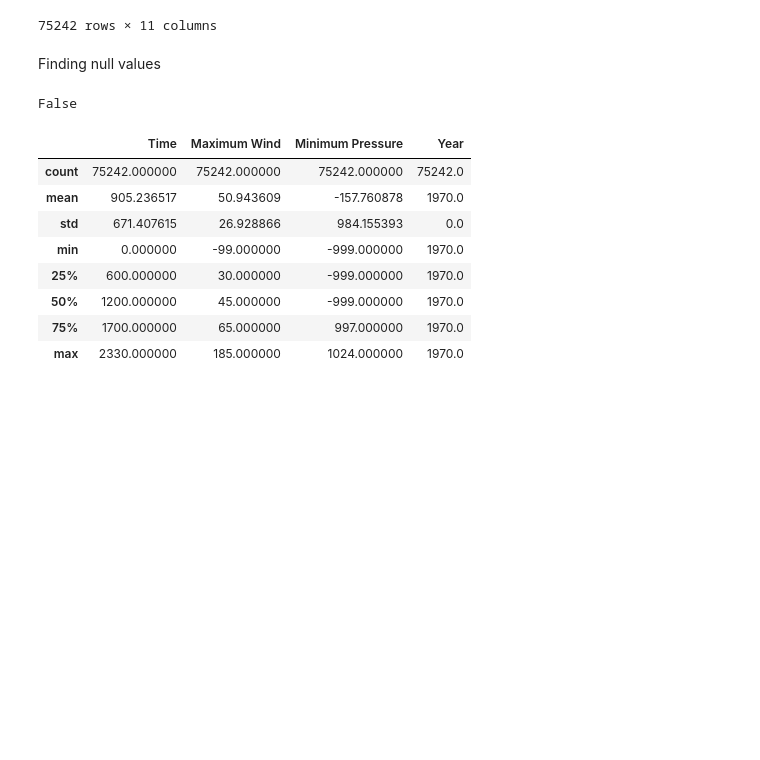
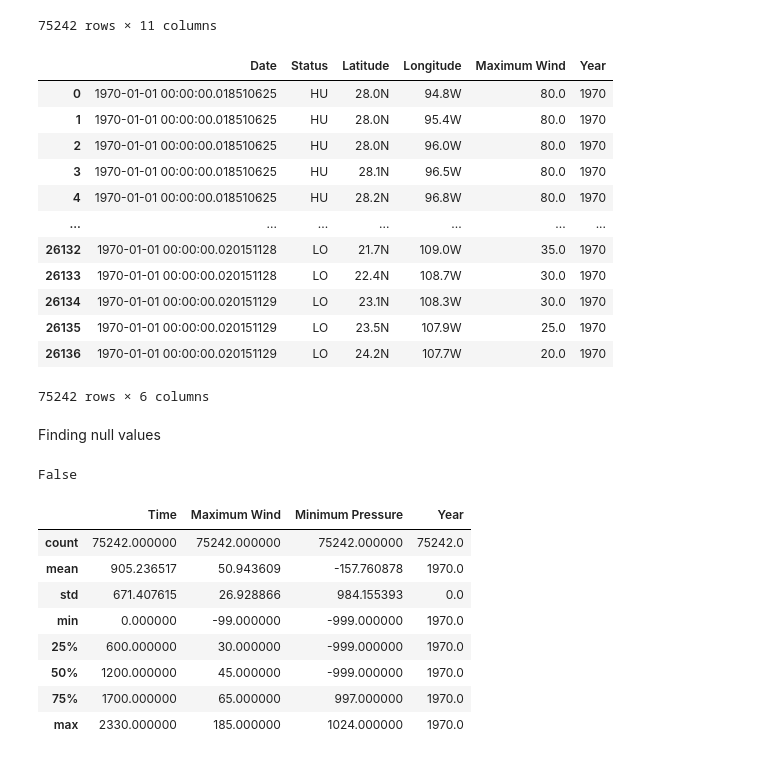
Before and after one commit to DanielBrechner/hurrdat_co2, a Jupyter notebook: hurr_explore.ipynb, the cells around one changed output. Cells and saved outputs as stored; diff of their text form; code cells hidden in the pictures; blank space fills up the shorter version.

```diff
--- a/hurr_explore.ipynb
+++ b/hurr_explore.ipynb
@@ -165,6 +205,22 @@ hurr_df
 | 26135 | EP222015 | SANDRA | 1970-01-01 00:00:00.020151129 | 600 |  | LO | 23.5N | 107.9W | 25.0 | ... |
 | 26136 | EP222015 | SANDRA | 1970-01-01 00:00:00.020151129 | 1200 |  | LO | 24.2N | 107.7W | 20.0 | ... |
 75242 rows × 11 columns
+# %%
+hurr_df.drop(['ID', 'Time' ,'Name', 'Minimum Pressure', 'Event'], axis = 1)
+# %% [output]
+|  | Date | Status | Latitude | Longitude | Maximum Wind | Year |
+| 0 | 1970-01-01 00:00:00.018510625 | HU | 28.0N | 94.8W | 80.0 | 1970 |
+| 1 | 1970-01-01 00:00:00.018510625 | HU | 28.0N | 95.4W | 80.0 | 1970 |
+| 2 | 1970-01-01 00:00:00.018510625 | HU | 28.0N | 96.0W | 80.0 | 1970 |
+| 3 | 1970-01-01 00:00:00.018510625 | HU | 28.1N | 96.5W | 80.0 | 1970 |
+| 4 | 1970-01-01 00:00:00.018510625 | HU | 28.2N | 96.8W | 80.0 | 1970 |
+| ... | ... | ... | ... | ... | ... | ... |
+| 26132 | 1970-01-01 00:00:00.020151128 | LO | 21.7N | 109.0W | 35.0 | 1970 |
+| 26133 | 1970-01-01 00:00:00.020151128 | LO | 22.4N | 108.7W | 30.0 | 1970 |
+| 26134 | 1970-01-01 00:00:00.020151129 | LO | 23.1N | 108.3W | 30.0 | 1970 |
+| 26135 | 1970-01-01 00:00:00.020151129 | LO | 23.5N | 107.9W | 25.0 | 1970 |
+| 26136 | 1970-01-01 00:00:00.020151129 | LO | 24.2N | 107.7W | 20.0 | 1970 |
+75242 rows × 6 columns
 # %% [markdown]
 Finding null values
 # %%
```
Also changed, not shown: parts of 12 cells of this notebook.
